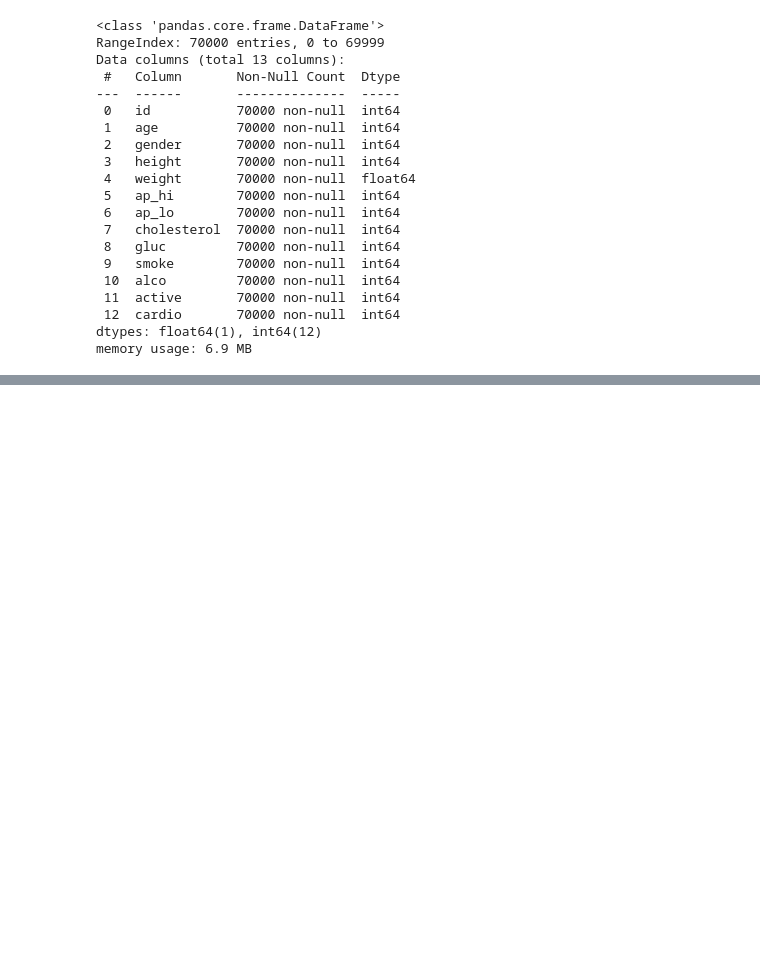
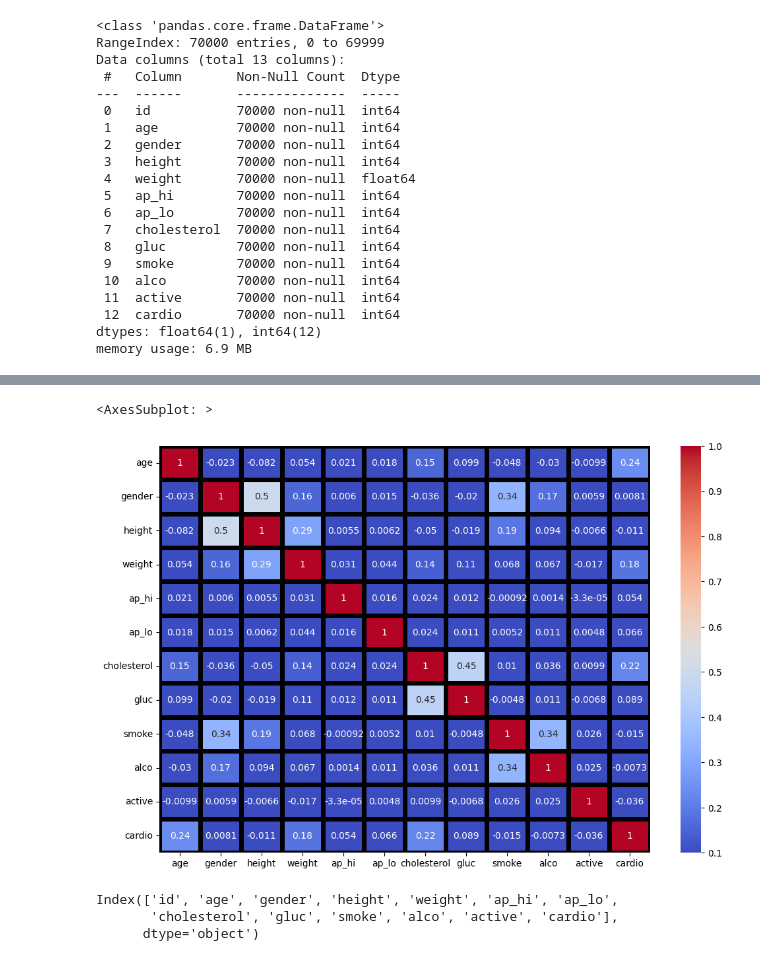
Before and after one commit to Lopera47/cardiodisease_SVCandRFC_MLhypertuning, a Jupyter notebook: EDA.ipynb, the cells around one changed output, grey strips where cells are left out. Drawn from its saved outputs; the diff is of its cells as text; code cells hidden in the pictures; blank space fills up the shorter version.

```diff
--- a/EDA.ipynb
+++ b/EDA.ipynb
@@ -42,3 +42,7 @@ memory usage: 6.9 MB
 # %%
 # This data set is a already processed one. It doesn't have any missing value and the classes are already balanced as well.
 # So, the main goal will be understanding the dataset, its patterns and prepare them for its late use on two ML models.
+# %%
+cardio_correlation=data_cardio.iloc[:,1:].corr()
+print(cardio_correlation)
+# In general is not posible to see any strong correlation. Except for, Cardio with age, weight and cholesterol.
@@ -44,0 +67,13 @@ memory usage: 6.9 MB
+# %%
+# Heatmap to view it better
+fig = plt.subplots(figsize=(12,8))
+sns.heatmap(cardio_correlation, annot=True, cmap="coolwarm", linewidths=5, linecolor='black', vmin=0.1, vmax=1,cbar=True)
+# %% [output]
+<AxesSubplot: >
+[figure, added]
+# %%
+data_cardio.columns
+# %% [output]
+Index(['id', 'age', 'gender', 'height', 'weight', 'ap_hi', 'ap_lo',
+       'cholesterol', 'gluc', 'smoke', 'alco', 'active', 'cardio'],
+      dtype='object')
```
Also changed, not shown: parts of 6 cells of this notebook.
